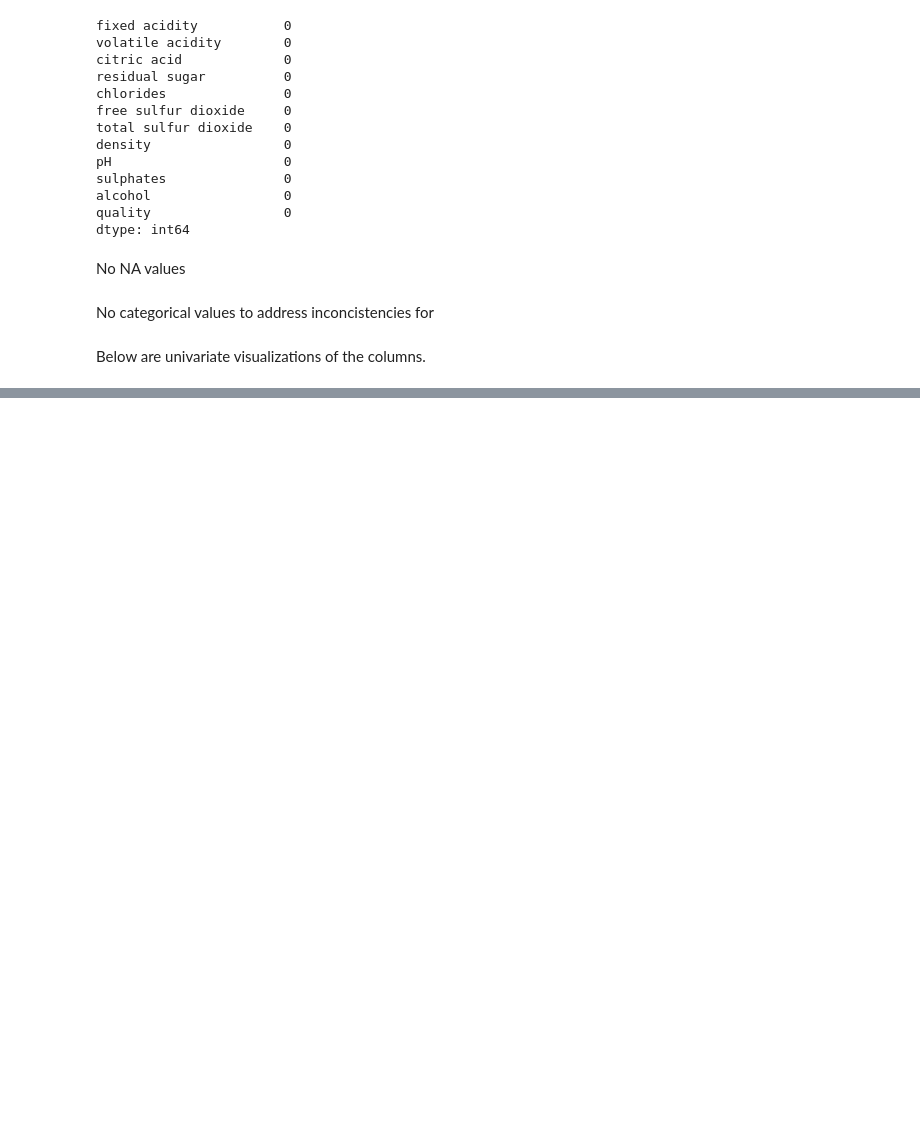
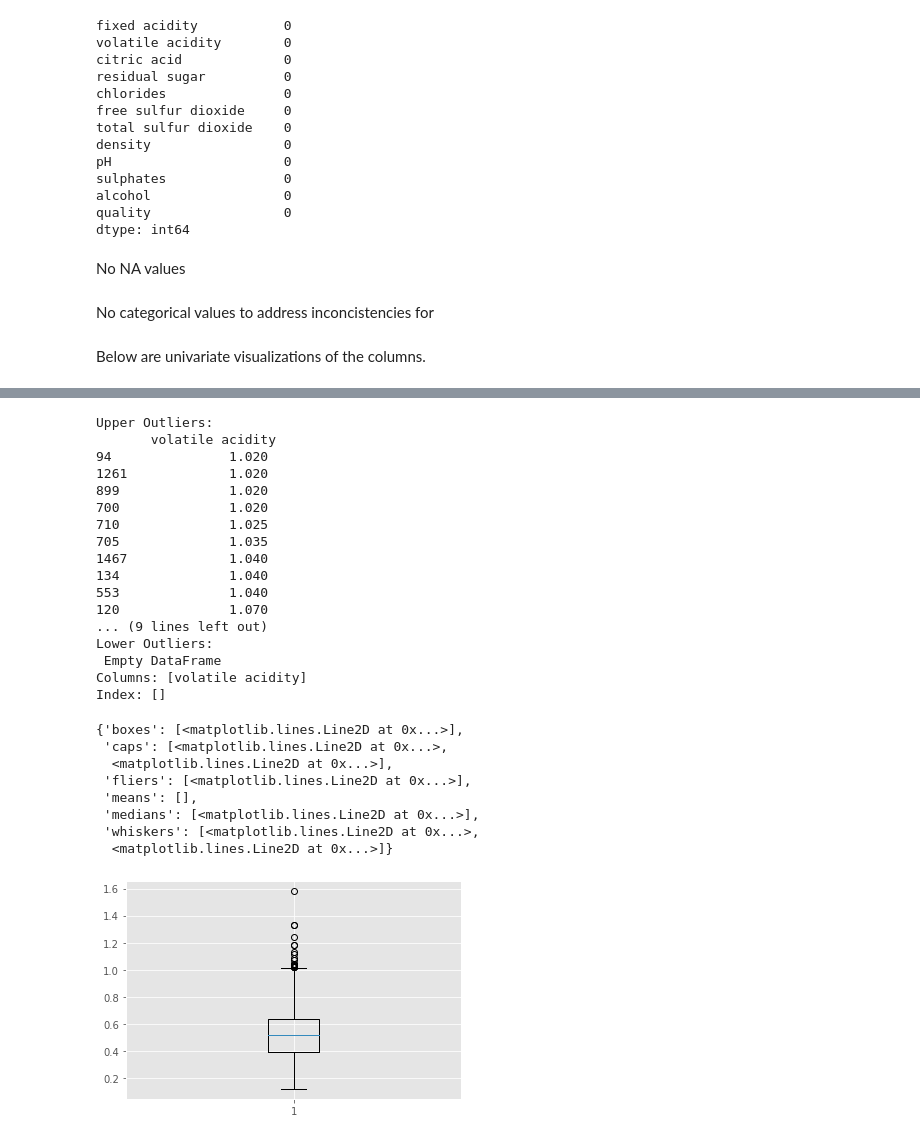
Before and after one commit to mpartain1/Project2CodingDojo, a Jupyter notebook: Project2Pt2.ipynb, the cells around one changed output, grey strips where cells are left out. Cells and saved outputs as stored; diff of their text form; code cells hidden in the pictures; blank space fills up the shorter version.

```diff
--- a/Project2Pt2.ipynb
+++ b/Project2Pt2.ipynb
@@ -213,0 +133,37 @@ plt.boxplot(df['quality'])
+# %%
+upper_outlier_value = 1.5*(df['volatile acidity'].describe()[6]-df['volatile acidity'].describe()[4]) + df['volatile acidity'].describe()[6]
+lower_outlier_value =  df['volatile acidity'].describe()[4]-1.5*(df['volatile acidity'].describe()[6]-df['volatile acidity'].describe()[4])
+upper_outliers = pd.DataFrame(df.loc[df['volatile acidity']>upper_outlier_value, 'volatile acidity'].sort_values(ascending=True))
+lower_outliers = pd.DataFrame(df.loc[df['volatile acidity']<lower_outlier_value, 'volatile acidity'].sort_values(ascending=True))
+print(f'Upper Outliers:\n {upper_outliers}')
+print(f'Lower Outliers:\n {lower_outliers}')
+
+plt.style.use('ggplot')
+plt.boxplot(df['volatile acidity'])
+# %% [output]
+Upper Outliers:
+       volatile acidity
+94               1.020
+1261             1.020
+899              1.020
+700              1.020
+710              1.025
+705              1.035
+1467             1.040
+134              1.040
+553              1.040
+120              1.070
+... (9 lines left out)
+Lower Outliers:
+ Empty DataFrame
+Columns: [volatile acidity]
+Index: []
+{'boxes': [<matplotlib.lines.Line2D at 0x...>],
+ 'caps': [<matplotlib.lines.Line2D at 0x...>,
+  <matplotlib.lines.Line2D at 0x...>],
+ 'fliers': [<matplotlib.lines.Line2D at 0x...>],
+ 'means': [],
+ 'medians': [<matplotlib.lines.Line2D at 0x...>],
+ 'whiskers': [<matplotlib.lines.Line2D at 0x...>,
+  <matplotlib.lines.Line2D at 0x...>]}
+[figure, added]
```
Also changed, not shown: parts of 24 cells of this notebook.
